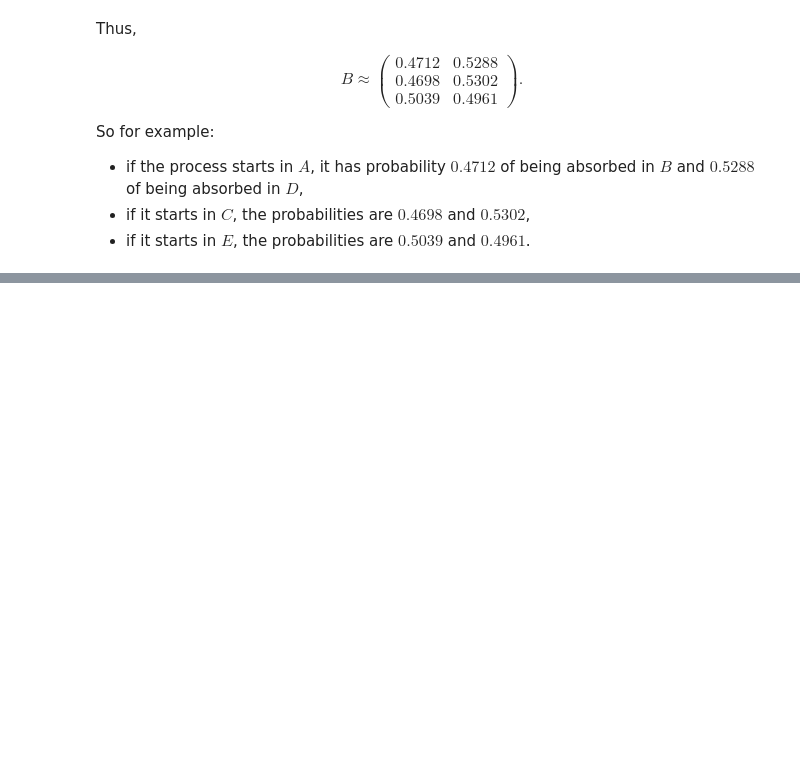
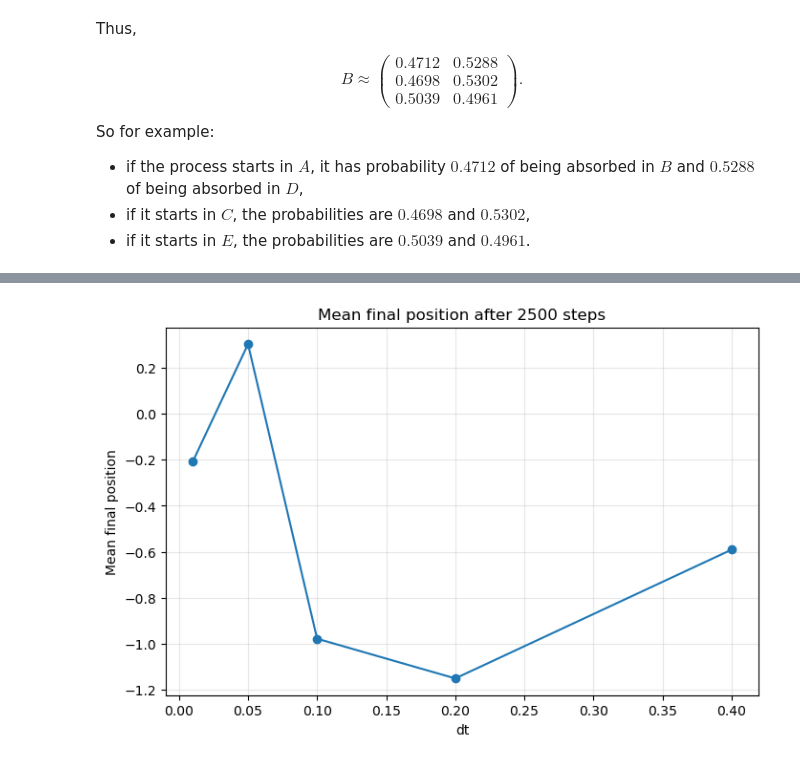
Before and after one commit to K-Allison/3019061_MATPMD4, a Jupyter notebook: MATPMD4_Assignment1_3019061.ipynb, the cells around one changed output, grey strips where cells are left out. Drawn from its saved outputs; the diff is of its cells as text; code cells hidden in the pictures; blank space fills up the shorter version.

```diff
--- a/MATPMD4_Assignment1_3019061.ipynb
+++ b/MATPMD4_Assignment1_3019061.ipynb
@@ -431,0 +659,19 @@ So for example:
+# %%
+dts = [0.01, 0.05, 0.1, 0.2, 0.4]
+results = []
+
+for dt in dts:
+    finals = np.array([final_position(alpha, beta, N=2500, dt=dt) for _ in range(1000)])
+    results.append([
+        dt,
+        2500 * dt,
+        finals.mean(),
+        finals.std(ddof=1)
+    ])
+
+df_results = pd.DataFrame(
+    results,
+    columns=["dt", "Total time T", "Mean final position", "Std of final positions"]
+)
+
+df_results
@@ -431,0 +685,10 @@ So for example:
+# %%
+plt.figure(figsize=(8, 5))
+plt.plot(df_results["dt"], df_results["Mean final position"], marker='o')
+plt.xlabel("dt")
+plt.ylabel("Mean final position")
+plt.title("Mean final position after 2500 steps")
+plt.grid(True, alpha=0.3)
+plt.show()
+# %% [output]
+[figure, added]
```
Also changed, not shown: parts of 22 cells of this notebook.
